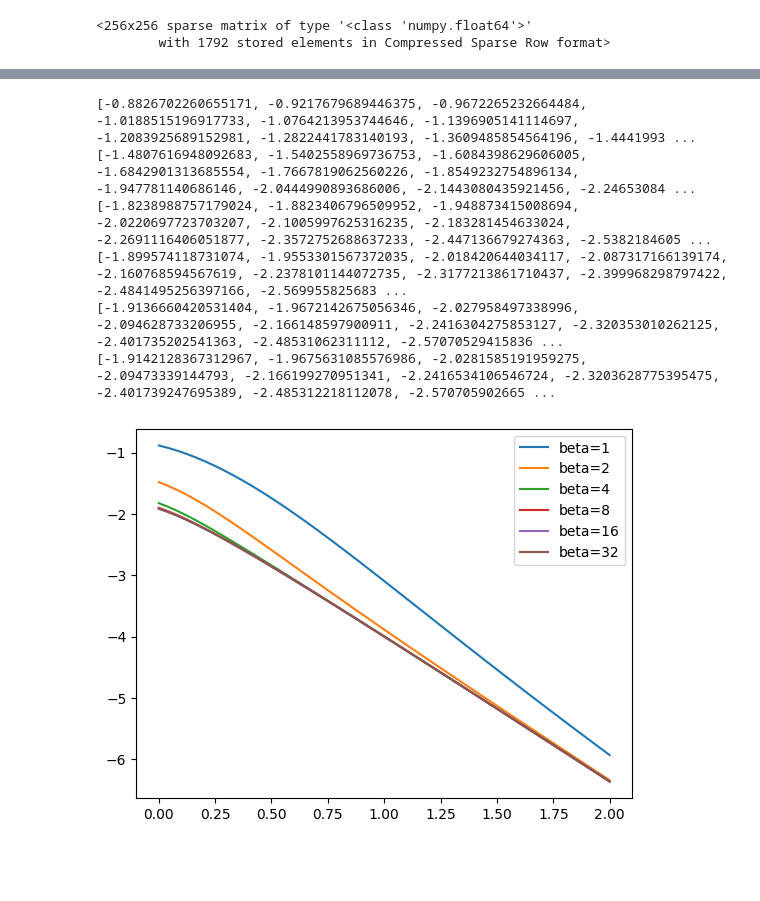
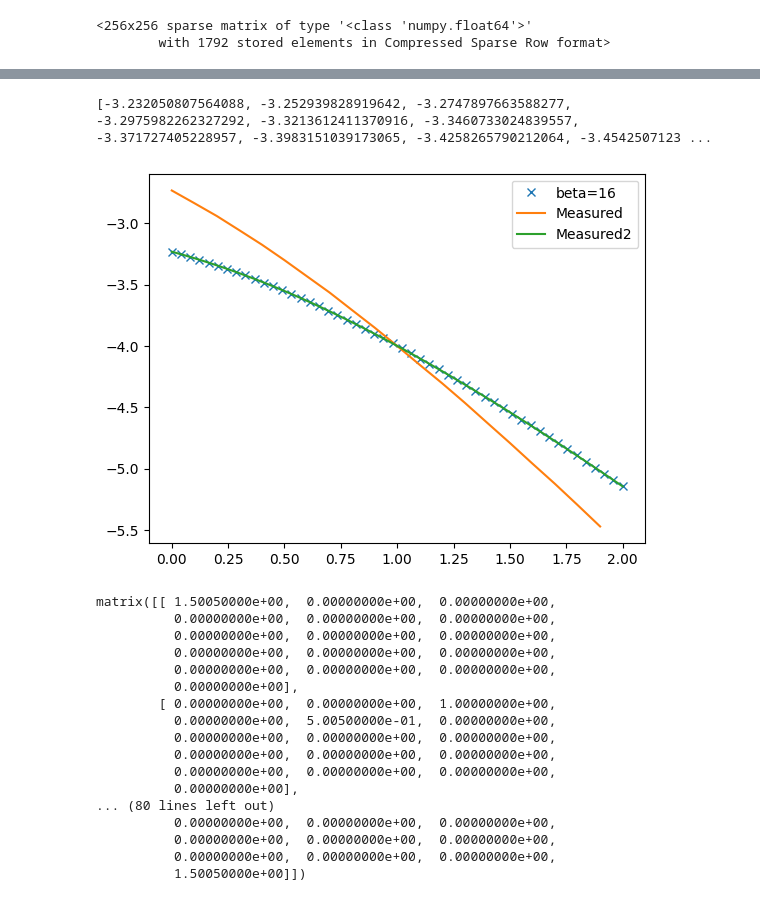
Before and after one commit to BenKarcher/montecarlo, a Jupyter notebook: exact.ipynb, the cells around one changed output, grey strips where cells are left out. Drawn from its saved outputs; the diff is of its cells as text; code cells hidden in the pictures; blank space fills up the shorter version.

```diff
--- a/exact.ipynb
+++ b/exact.ipynb
@@ -42,7 +42,7 @@ def make_H(width, height, j1):
                 r=inv[tuple(bra)]
                 rows.append(r)
                 cols.append(c)
-                data.append((1 if kind=="j1" else j1)/2)
+                data.append((j1 if kind=="j1" else 1)/2)
         rows.append(c)
         cols.append(c)
         data.append(diag)
@@ -87,7 +87,11 @@ plt.plot(js,ms)
 # %%
 data=np.loadtxt("data.csv", delimiter=",")
+data2=np.loadtxt("data2.csv", delimiter=",")
 x=data[:,0]
+x2=data2[:,0]
 y=data[:,1]
+y2=data2[:,1]
+plt.plot(x2,y2)
 plt.plot(x,y)
 # %% [output]
 [<matplotlib.lines.Line2D at 0x...>]
@@ -99,18 +103,3 @@ def energy(width, height, beta, j1):
     Z=np.sum(np.exp(-beta*eigvals))
     rho=np.exp(-beta*eigvals)/Z
     return sum(eigvals*rho)
-# %%
-H=make_H(2,2,1).todense()
-M=make_M(2,2).todense()
-eigvals,eigvecs=np.linalg.eigh(H)
-#normalize the eigen vectors
-#eigvecs/=np.linalg.norm(eigvecs,axis=0)
-beta=12
-Z=np.sum(np.exp(-beta*eigvals))
-rho=np.exp(-beta*eigvals)/Z
-total=0
-for vec,r in zip(eigvecs.T,rho):
-    total+=np.conjugate(vec)@M@vec.T*r
-float(total)
-for vec in eigvecs.T:
-    print(np.linalg.norm(vec))
@@ -134,17 +106,33 @@ for vec in eigvecs.T:
 # %%
-#for beta in [1,2,4,8,16,32]:
-with 15 as beta:
+for beta in [16]:
     js=np.linspace(0,2,50)
     ms=[energy(2,2,beta,j1) for j1 in js]
-    plt.plot(js,ms,label=f"beta={beta}")
+    plt.plot(js,ms, "x",label=f"beta={beta}")
     print(ms)
+plt.plot(x,y, label="Measured")
+plt.plot(x2,y2,label="Measured2")
 plt.legend()
 plt.show()
 # %% [output]
-[-0.8826702260655171, -0.9217679689446375, -0.9672265232664484, -1.0188515196917733, -1.0764213953744646, -1.1396905141114697, -1.2083925689152981, -1.2822441783140193, -1.3609485854564196, -1.4441993 ...
-[-1.4807616948092683, -1.5402558969736753, -1.6084398629606005, -1.6842901313685554, -1.7667819062560226, -1.8549232754896134, -1.947781140686146, -2.0444990893686006, -2.1443080435921456, -2.24653084 ...
-[-1.8238988757179024, -1.8823406796509952, -1.948873415008694, -2.0220697723703207, -2.1005997625316235, -2.183281454633024, -2.2691116406051877, -2.3572752688637233, -2.447136679274363, -2.5382184605 ...
-[-1.899574118731074, -1.9553301567372035, -2.018420644034117, -2.087317166139174, -2.160768594567619, -2.2378101144072735, -2.3177213861710437, -2.399968298797422, -2.4841495256397166, -2.569955825683 ...
-[-1.9136660420531404, -1.9672142675056346, -2.027958497338996, -2.094628733206955, -2.166148597900911, -2.2416304275853127, -2.320353010262125, -2.401735202541363, -2.48531062311112, -2.57070529415836 ...
-[-1.9142128367312967, -1.9675631085576986, -2.0281585191959275, -2.09473339144793, -2.166199270951341, -2.2416534106546724, -2.3203628775395475, -2.401739247695389, -2.485312218112078, -2.570705902665 ...
+[-3.232050807564088, -3.252939828919642, -3.2747897663588277, -3.2975982262327292, -3.3213612411370916, -3.3460733024839557, -3.371727405228957, -3.3983151039173065, -3.4258265790212064, -3.4542507123 ...
-[figure, old version]
+[figure, new version]
+# %%
+make_H(2,2,0.001).todense()
+# %% [output]
+matrix([[ 1.50050000e+00,  0.00000000e+00,  0.00000000e+00,
+          0.00000000e+00,  0.00000000e+00,  0.00000000e+00,
+          0.00000000e+00,  0.00000000e+00,  0.00000000e+00,
+          0.00000000e+00,  0.00000000e+00,  0.00000000e+00,
+          0.00000000e+00,  0.00000000e+00,  0.00000000e+00,
+          0.00000000e+00],
+        [ 0.00000000e+00,  0.00000000e+00,  1.00000000e+00,
+          0.00000000e+00,  5.00500000e-01,  0.00000000e+00,
+          0.00000000e+00,  0.00000000e+00,  0.00000000e+00,
+          0.00000000e+00,  0.00000000e+00,  0.00000000e+00,
+          0.00000000e+00,  0.00000000e+00,  0.00000000e+00,
+          0.00000000e+00],
+... (80 lines left out)
+          0.00000000e+00,  0.00000000e+00,  0.00000000e+00,
+          0.00000000e+00,  0.00000000e+00,  0.00000000e+00,
+          0.00000000e+00,  0.00000000e+00,  0.00000000e+00,
+          1.50050000e+00]])
```
Also changed, not shown: parts of 3 cells of this notebook, 4 other files.
